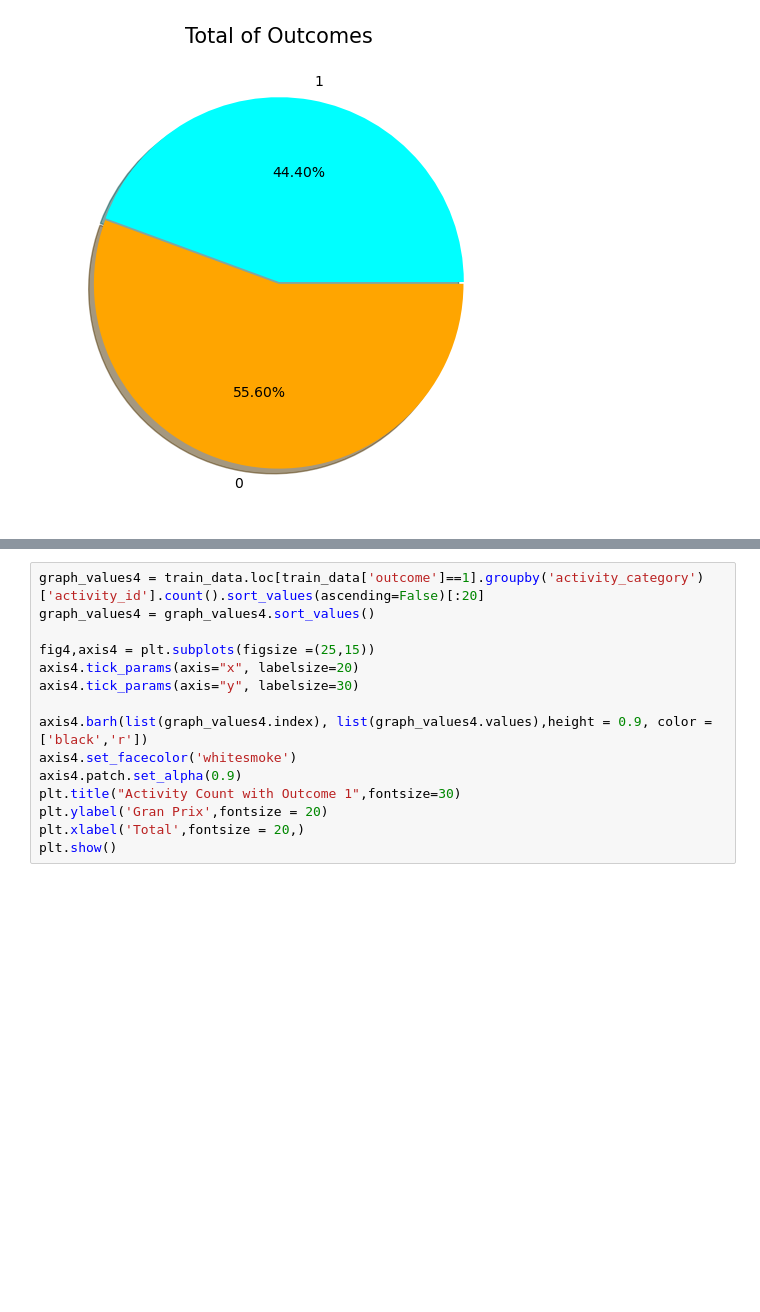
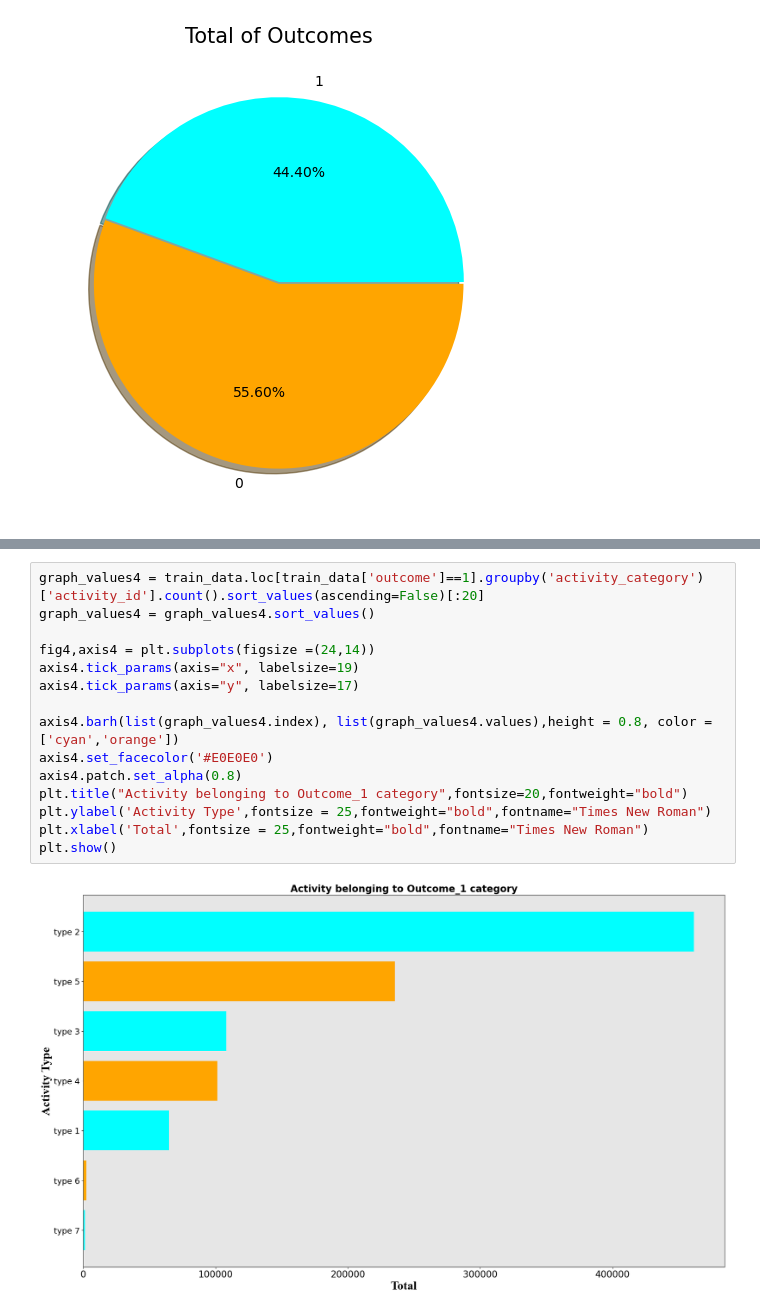
Before and after one commit to HeyIts-RJ/predicting-red-hat-business-value, a Jupyter notebook: final-project.ipynb, the cells around one changed output, grey strips where cells are left out. Drawn from its saved outputs; the diff is of its cells as text; blank space fills up the shorter version.

```diff
--- a/final-project.ipynb
+++ b/final-project.ipynb
@@ -293,15 +298,17 @@ plt.show()
 # %%
 graph_values4 = train_data.loc[train_data['outcome']==1].groupby('activity_category')['activity_id'].count().sort_values(ascending=False)[:20]
 graph_values4 = graph_values4.sort_values()
 
-fig4,axis4 = plt.subplots(figsize =(25,15))
-axis4.tick_params(axis="x", labelsize=20)
-axis4.tick_params(axis="y", labelsize=30)
+fig4,axis4 = plt.subplots(figsize =(24,14))
+axis4.tick_params(axis="x", labelsize=19)
+axis4.tick_params(axis="y", labelsize=17)
 
-axis4.barh(list(graph_values4.index), list(graph_values4.values),height = 0.9, color = ['black','r'])
-axis4.set_facecolor('whitesmoke')
-axis4.patch.set_alpha(0.9)
-plt.title("Activity Count with Outcome 1",fontsize=30)
-plt.ylabel('Gran Prix',fontsize = 20)
-plt.xlabel('Total',fontsize = 20,)
+axis4.barh(list(graph_values4.index), list(graph_values4.values),height = 0.8, color = ['cyan','orange'])
+axis4.set_facecolor('#E0E0E0')
+axis4.patch.set_alpha(0.8)
+plt.title("Activity belonging to Outcome_1 category",fontsize=20,fontweight="bold")
+plt.ylabel('Activity Type',fontsize = 25,fontweight="bold",fontname="Times New Roman")
+plt.xlabel('Total',fontsize = 25,fontweight="bold",fontname="Times New Roman")
 plt.show()
+# %% [output]
+[figure, added]
```
Also changed, not shown: parts of 3 cells of this notebook.
